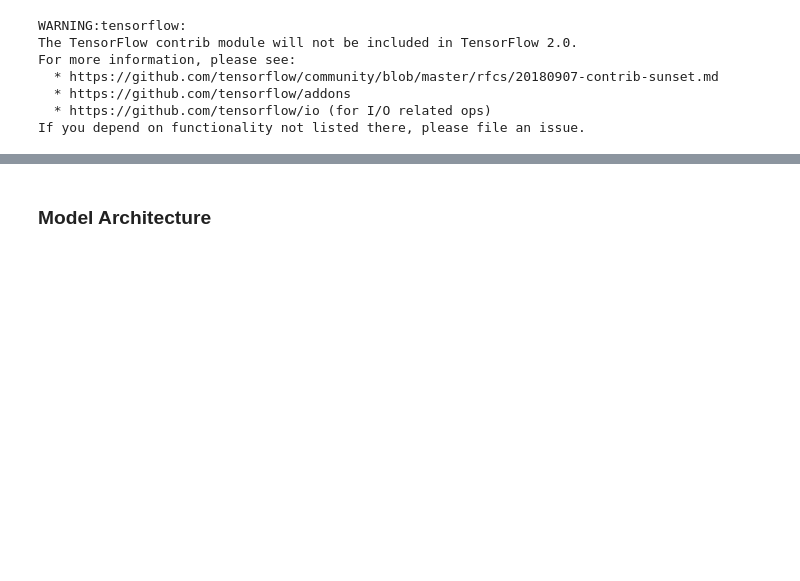
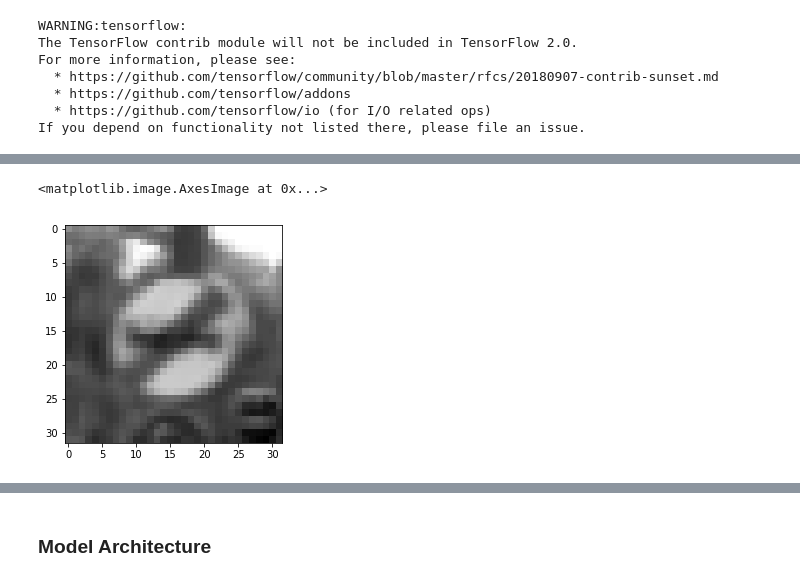
Before and after one commit to lswatts42/carnd_project3_TrafficSignClassification, a Jupyter notebook: Traffic_Sign_Classifier-Copy1.ipynb, the cells around one changed output, grey strips where cells are left out. Saved outputs shown, nothing was run; the diff lists cells and outputs as text; code cells hidden in the pictures; blank space fills up the shorter version.

```diff
--- a/Traffic_Sign_Classifier-Copy1.ipynb
+++ b/Traffic_Sign_Classifier-Copy1.ipynb
@@ -206,0 +217,5 @@ If you depend on functionality not listed there, please file an issue.
+# %%
+plt.imshow(np.squeeze(X_train_gray[100]), cmap = 'gray')
+# %% [output]
+<matplotlib.image.AxesImage at 0x...>
+[figure, added]
```
Also changed, not shown: parts of 8 cells of this notebook, 1 other file.
